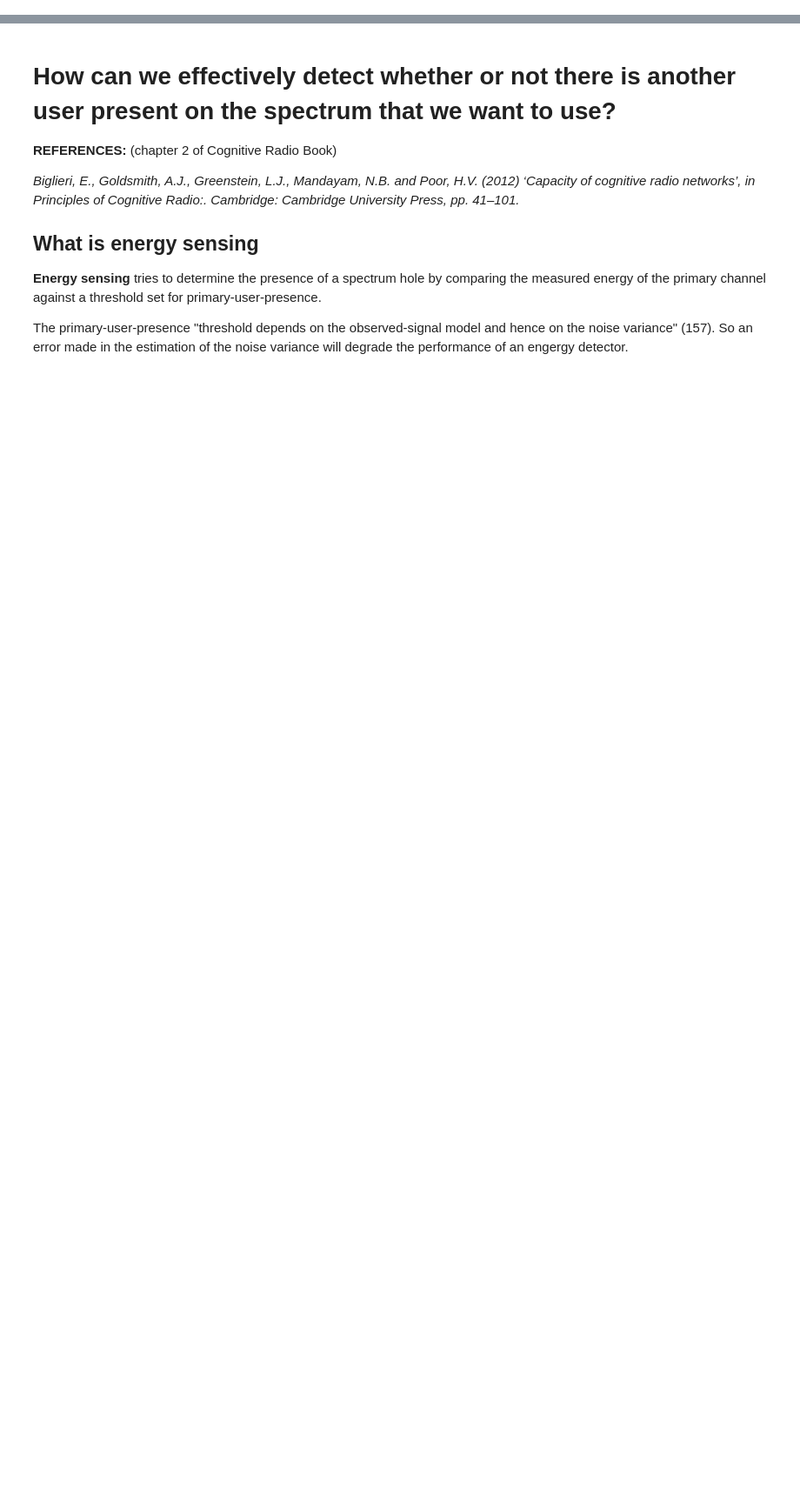
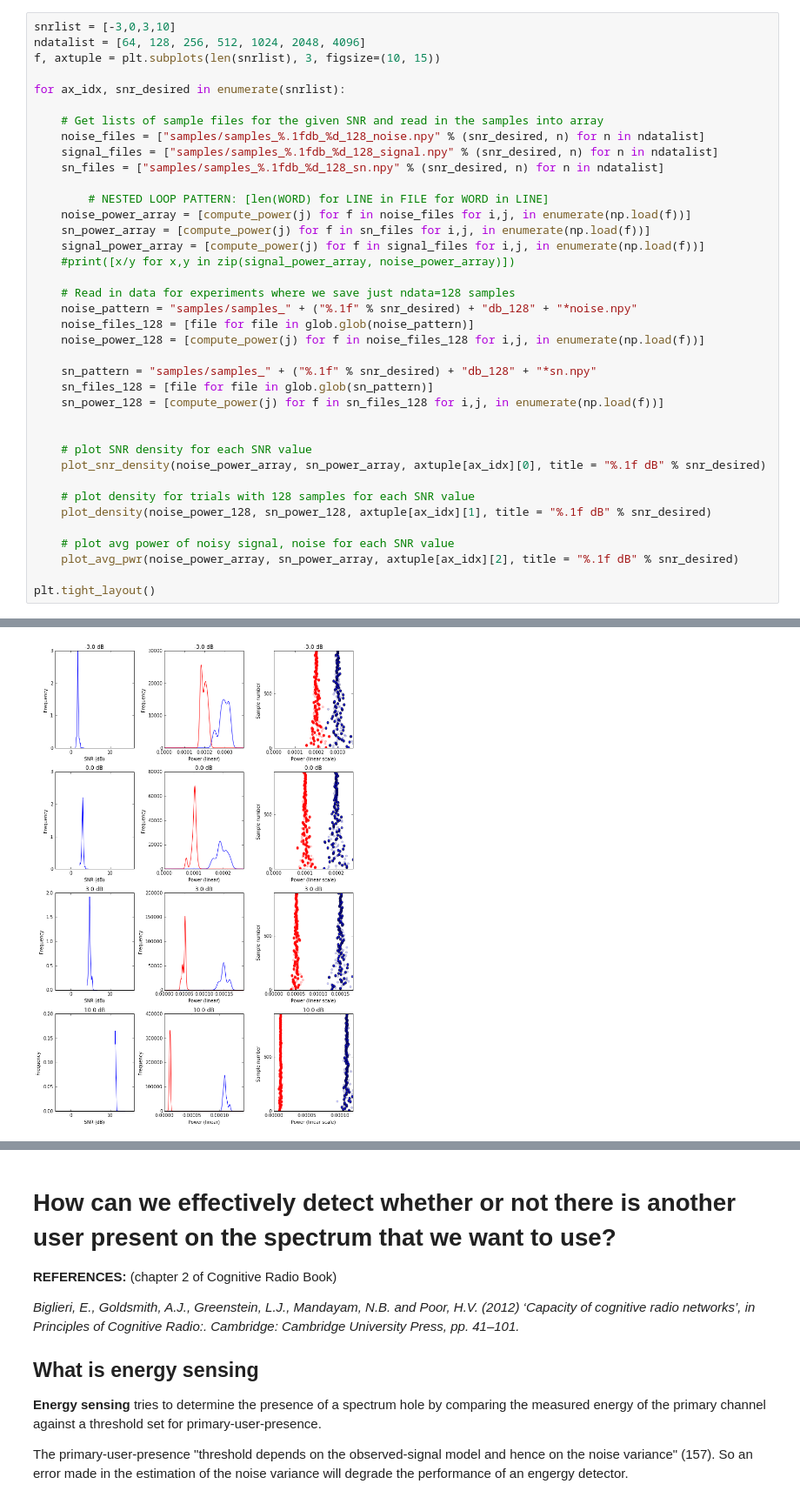
Before and after one commit to rollingcoconut/RadioML, a Jupyter notebook: Detecting_Users_psk_samps_pickled.ipynb, the cells around one changed output, grey strips where cells are left out. Shown at 87% size. Saved outputs shown, nothing was run; the diff lists cells and outputs as text; blank space fills up the shorter version.

Commit message:
parts 3,4(all three plots) for new sample; computing snr using 10log10(sP/nP) is still 3 off

```diff
--- a/Detecting_Users_psk_samps_pickled.ipynb
+++ b/Detecting_Users_psk_samps_pickled.ipynb
@@ -0,0 +69,39 @@
+# %%
+snrlist = [-3,0,3,10]
+ndatalist = [64, 128, 256, 512, 1024, 2048, 4096]
+f, axtuple = plt.subplots(len(snrlist), 3, figsize=(10, 15))
+
+for ax_idx, snr_desired in enumerate(snrlist):
+
+    # Get lists of sample files for the given SNR and read in the samples into array
+    noise_files = ["samples/samples_%.1fdb_%d_128_noise.npy" % (snr_desired, n) for n in ndatalist]
+    signal_files = ["samples/samples_%.1fdb_%d_128_signal.npy" % (snr_desired, n) for n in ndatalist]
+    sn_files = ["samples/samples_%.1fdb_%d_128_sn.npy" % (snr_desired, n) for n in ndatalist]
+
+        # NESTED LOOP PATTERN: [len(WORD) for LINE in FILE for WORD in LINE]
+    noise_power_array = [compute_power(j) for f in noise_files for i,j, in enumerate(np.load(f))]
+    sn_power_array = [compute_power(j) for f in sn_files for i,j, in enumerate(np.load(f))]
+    signal_power_array = [compute_power(j) for f in signal_files for i,j, in enumerate(np.load(f))]
+    #print([x/y for x,y in zip(signal_power_array, noise_power_array)])
+
+    # Read in data for experiments where we save just ndata=128 samples
+    noise_pattern = "samples/samples_" + ("%.1f" % snr_desired) + "db_128" + "*noise.npy"
+    noise_files_128 = [file for file in glob.glob(noise_pattern)]
+    noise_power_128 = [compute_power(j) for f in noise_files_128 for i,j, in enumerate(np.load(f))]
+
+    sn_pattern = "samples/samples_" + ("%.1f" % snr_desired) + "db_128" + "*sn.npy"
+    sn_files_128 = [file for file in glob.glob(sn_pattern)]
+    sn_power_128 = [compute_power(j) for f in sn_files_128 for i,j, in enumerate(np.load(f))]
+
+
+    # plot SNR density for each SNR value
+    plot_snr_density(noise_power_array, sn_power_array, axtuple[ax_idx][0], title = "%.1f dB" % snr_desired)
+
+    # plot density for trials with 128 samples for each SNR value
+    plot_density(noise_power_128, sn_power_128, axtuple[ax_idx][1], title = "%.1f dB" % snr_desired)
+
+    # plot avg power of noisy signal, noise for each SNR value
+    plot_avg_pwr(noise_power_array, sn_power_array, axtuple[ax_idx][2], title = "%.1f dB" % snr_desired)
+
+plt.tight_layout()
+# %% [output]
@@ -0,0 +112 @@
+[figure, added]
```
Also changed, not shown: parts of 51 cells of this notebook, 1 other file.
